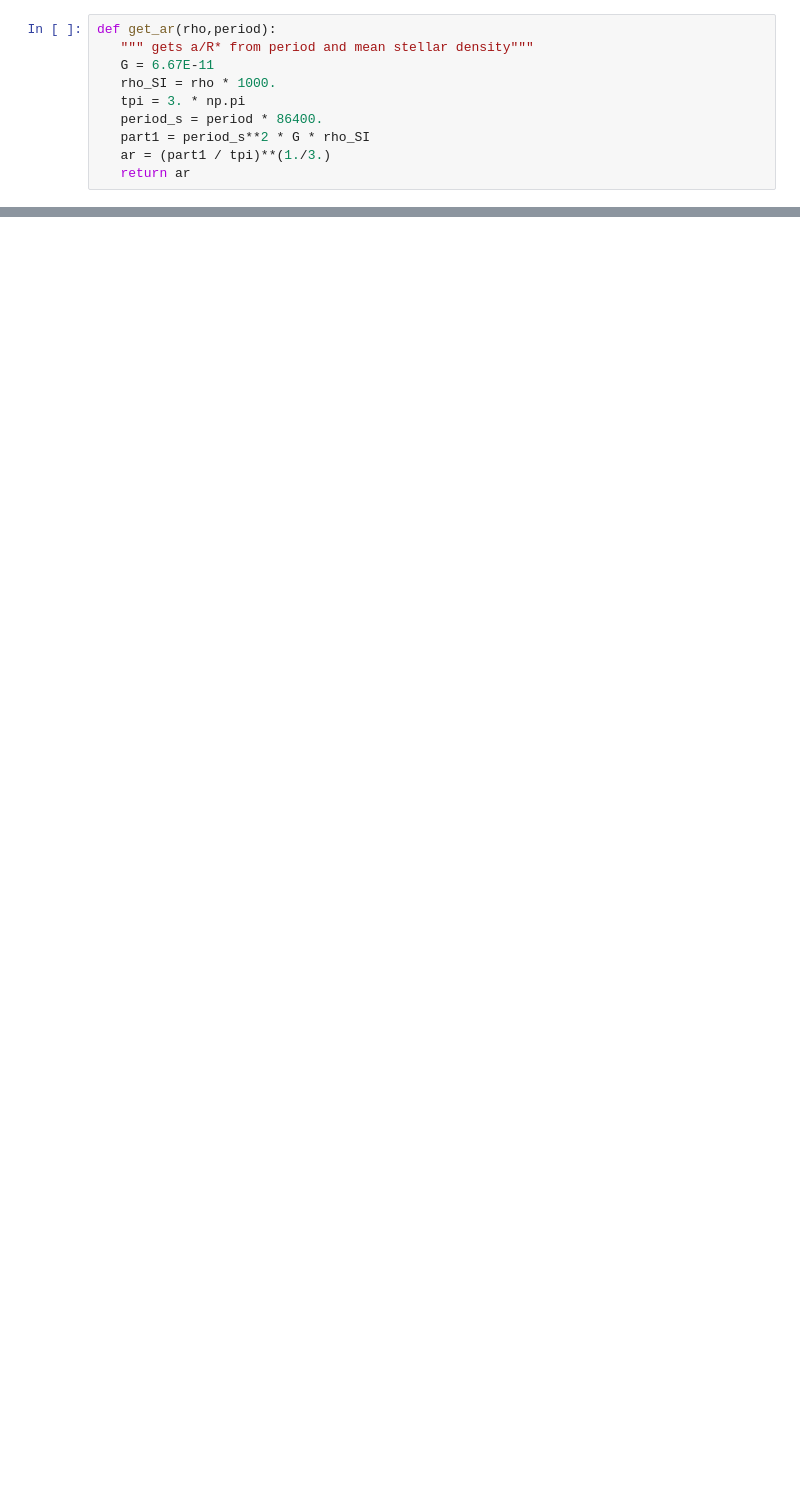
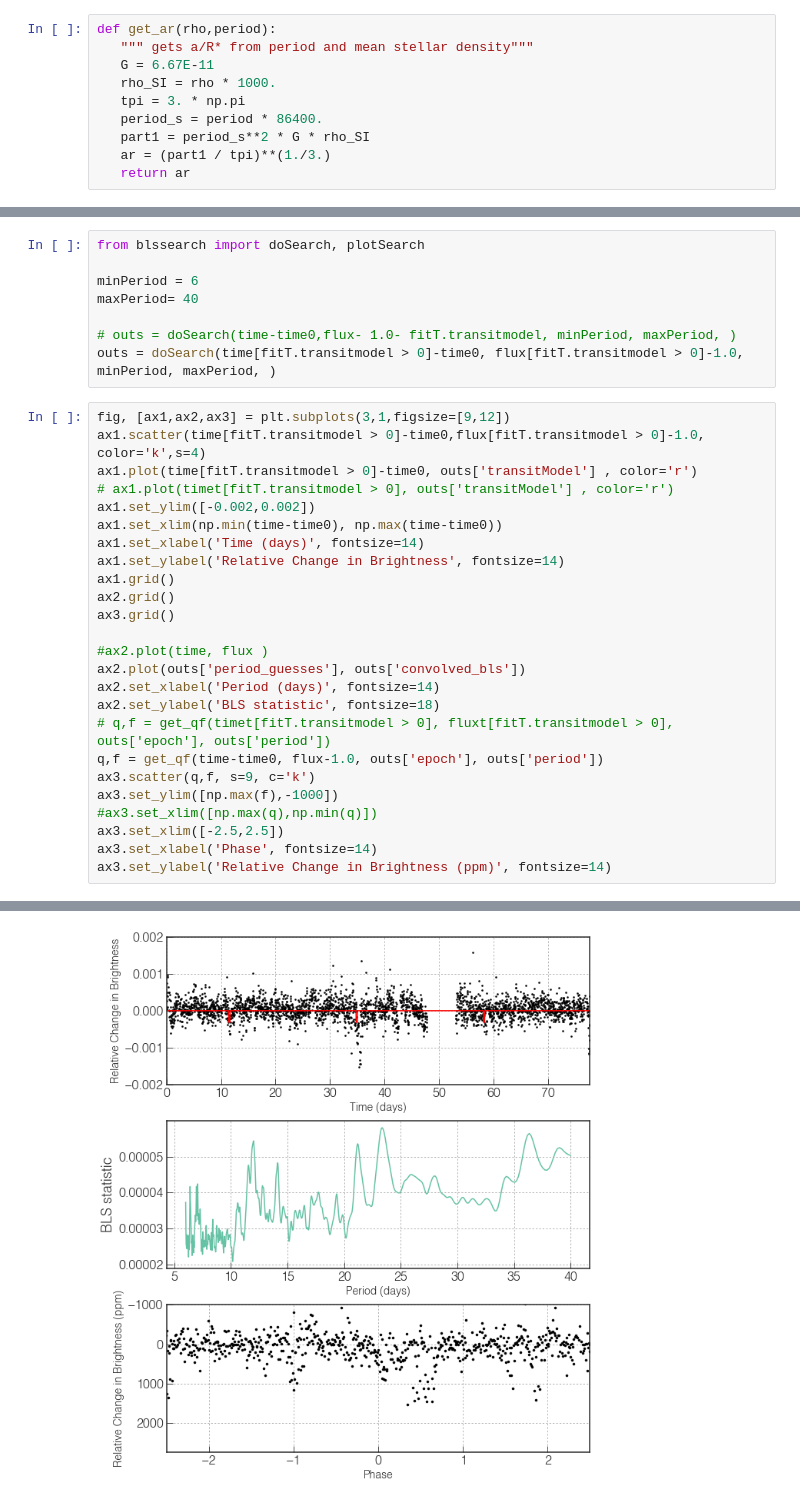
Before and after one commit to mrtommyb/nothinginteresting, a Jupyter notebook: EE1/Untitled.ipynb, the cells around one changed output, grey strips where cells are left out. Drawn from its saved outputs; the diff is of its cells as text; blank space fills up the shorter version.

```diff
--- a/EE1/Untitled.ipynb
+++ b/EE1/Untitled.ipynb
@@ -222,0 +216,34 @@ maxperiod= 40
+# %%
+from blssearch import doSearch, plotSearch
+
+minPeriod = 6
+maxPeriod= 40
+
+# outs = doSearch(time-time0,flux- 1.0- fitT.transitmodel, minPeriod, maxPeriod, )
+outs = doSearch(time[fitT.transitmodel > 0]-time0, flux[fitT.transitmodel > 0]-1.0, minPeriod, maxPeriod, )
+# %%
+fig, [ax1,ax2,ax3] = plt.subplots(3,1,figsize=[9,12])
+ax1.scatter(time[fitT.transitmodel > 0]-time0,flux[fitT.transitmodel > 0]-1.0, color='k',s=4)
+ax1.plot(time[fitT.transitmodel > 0]-time0, outs['transitModel'] , color='r')
+# ax1.plot(timet[fitT.transitmodel > 0], outs['transitModel'] , color='r')
+ax1.set_ylim([-0.002,0.002])
+ax1.set_xlim(np.min(time-time0), np.max(time-time0))
+ax1.set_xlabel('Time (days)', fontsize=14)
+ax1.set_ylabel('Relative Change in Brightness', fontsize=14)
+ax1.grid()
+ax2.grid()
+ax3.grid()
+
+#ax2.plot(time, flux )
+ax2.plot(outs['period_guesses'], outs['convolved_bls'])
+ax2.set_xlabel('Period (days)', fontsize=14)
+ax2.set_ylabel('BLS statistic', fontsize=18)
+# q,f = get_qf(timet[fitT.transitmodel > 0], fluxt[fitT.transitmodel > 0], outs['epoch'], outs['period'])
+q,f = get_qf(time-time0, flux-1.0, outs['epoch'], outs['period'])
+ax3.scatter(q,f, s=9, c='k')
+ax3.set_ylim([np.max(f),-1000])
+#ax3.set_xlim([np.max(q),np.min(q)])
+ax3.set_xlim([-2.5,2.5])
+ax3.set_xlabel('Phase', fontsize=14)
+ax3.set_ylabel('Relative Change in Brightness (ppm)', fontsize=14)
+# %% [output]
@@ -222,0 +251 @@ maxperiod= 40
+[figure, added]
```
Also changed, not shown: parts of 16 cells of this notebook.
